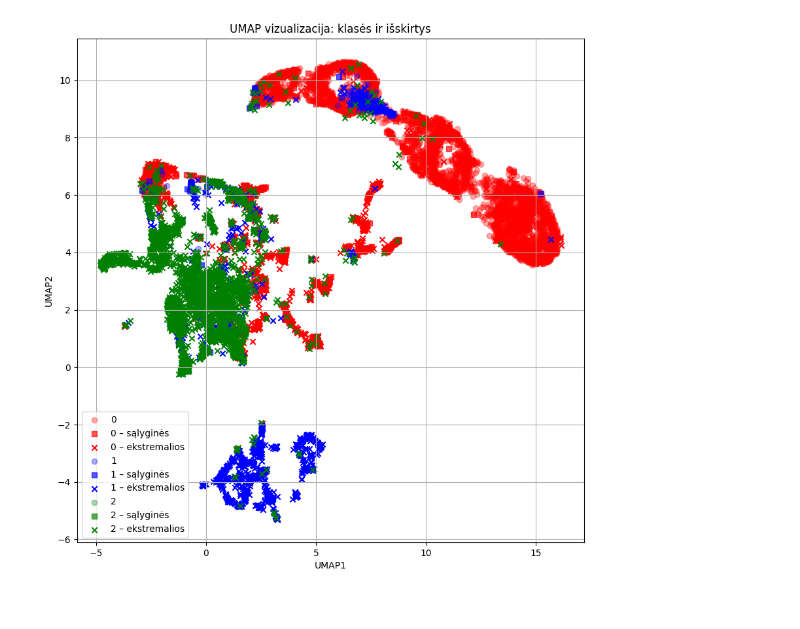
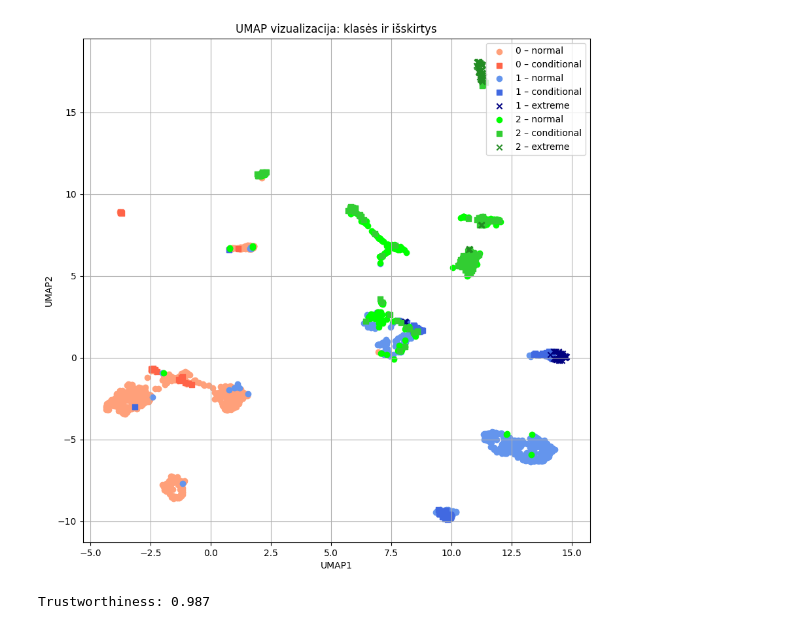
Before and after one commit to LivetaK/duomenu_tyryba_ir_masininis_mokymasis, a Jupyter notebook: umap.ipynb, the cells around one changed output. Saved outputs shown, nothing was run; the diff lists cells and outputs as text; code cells hidden in the pictures.

```diff
--- a/umap.ipynb
+++ b/umap.ipynb
@@ -6,5 +7,5 @@ import pandas as pd
 # %%
-df = pd.read_csv("lab2/NO_missing_values_1498_6.csv", sep = ',')
+df = pd.read_csv("lab2/normalized_NO_missing_1498_6.csv", sep = ',')
 # %%
 def outliers_function(data, column, factor):
     col = pd.to_numeric(data[column]).astype(float)
@@ -53,5 +54,6 @@ X = df.drop(columns=['label', 'outlier']).values
 y_class = df['label'].values
 y_group = df['outlier'].values
 # %%
-reducer = umap.UMAP(n_components=2,n_neighbors=2, random_state=11)
+n = 26
+reducer = umap.UMAP(n_components=2,n_neighbors=n, random_state=11)
 X_umap = reducer.fit_transform(X)
@@ -68,49 +60,48 @@ not reaching the requested tolerance 3.9070844650268555e-05.
 # %%
 
-colors = ['red', 'blue', 'green']
-class_labels = ['0', '1', '2']
-markers = {
-    'normal': 'o',
-    'conditional': 's',
-    'extreme': 'x'
+color_map = {
+    (0, 'normal'): 'lightsalmon',
+    (0, 'conditional'): 'tomato',
+    (0, 'extreme'): 'red',
+
+    (1, 'normal'): 'cornflowerblue',
+    (1, 'conditional'): 'royalblue',
+    (1, 'extreme'): 'navy',
+
+    (2, 'normal'): 'lime',
+    (2, 'conditional'): 'limegreen',
+    (2, 'extreme'): 'forestgreen'
 }
+
+
+markers = {'normal': 'o', 'conditional': 's', 'extreme': 'x'}
 
 plt.figure(figsize=(10, 10))
 
-for i, color in enumerate(colors):
-    # normalus
-    plt.scatter(
-        X_umap[(y_class == i) & (y_group == i), 0],
-        X_umap[(y_class == i) & (y_group == i), 1],
-        color=color,
-        marker=markers['normal'],
-        label=class_labels[i],
-        alpha=0.33,
-    )
-    # salygines
-    plt.scatter(
-        X_umap[(y_class == i) & (y_group == 3), 0],
-        X_umap[(y_class == i) & (y_group == 3), 1],
-        color=color,
-        marker=markers['conditional'],
-        label=f"{class_labels[i]} – sąlyginės",
-        alpha=0.66,
-    )
-    # ekstremalios
-    plt.scatter(
-        X_umap[(y_class == i) & (y_group == 4), 0],
-        X_umap[(y_class == i) & (y_group == 4), 1],
-        color=color,
-        marker=markers['extreme'],
-        label=f"{class_labels[i]} – ekstremalios",
-        alpha=1,
-    )
+for i in range(3):  # klasės
+    for group_name, group_value in zip(['normal', 'conditional', 'extreme'], [i, 3, 4]):
+        mask = (y_class == i) & (y_group == group_value)
+        if np.any(mask):
+            plt.scatter(
+                X_umap[mask, 0],
+                X_umap[mask, 1],
+                color=color_map[(i, group_name)],
+                marker=markers[group_name],
+                label=f"{i} – {group_name}"
+            )
+handles, labels = plt.gca().get_legend_handles_labels()
+by_label = dict(zip(labels, handles))
+plt.legend(by_label.values(), by_label.keys(), fontsize=10)
 
 plt.title("UMAP vizualizacija: klasės ir išskirtys")
 plt.xlabel("UMAP1")
 plt.ylabel("UMAP2")
-plt.legend()
 plt.grid(True)
 plt.show()
 # %% [output]
-[figure, old version]
+[figure, new version]
+# %%
+trust = trustworthiness(X, X_umap, n_neighbors=n)
+print("Trustworthiness:", trust.round(3))
+# %% [output]
+Trustworthiness: 0.987
```
Also changed, not shown: parts of 2 cells of this notebook, 5 other files.
